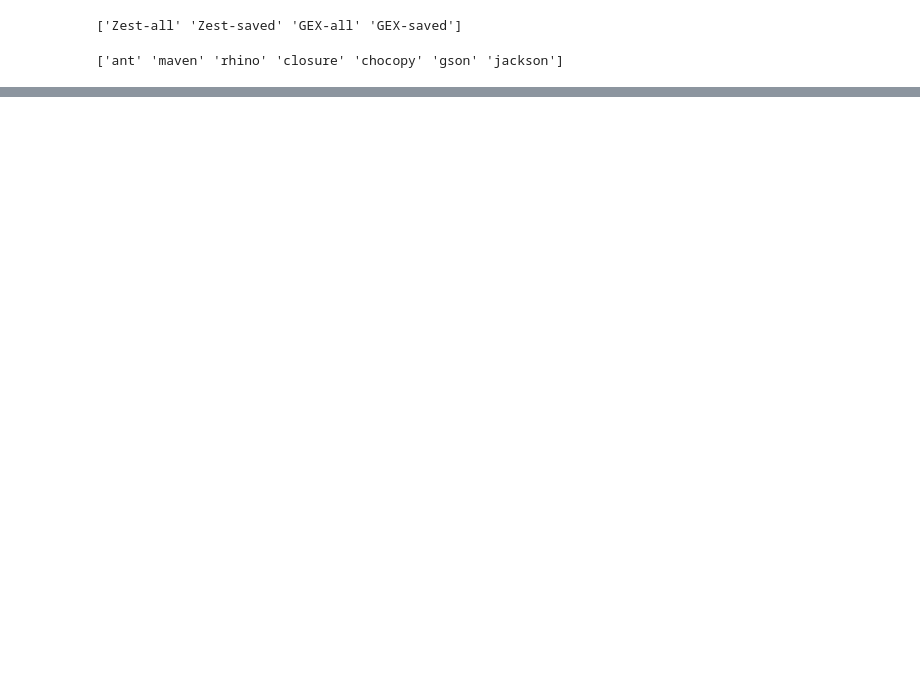
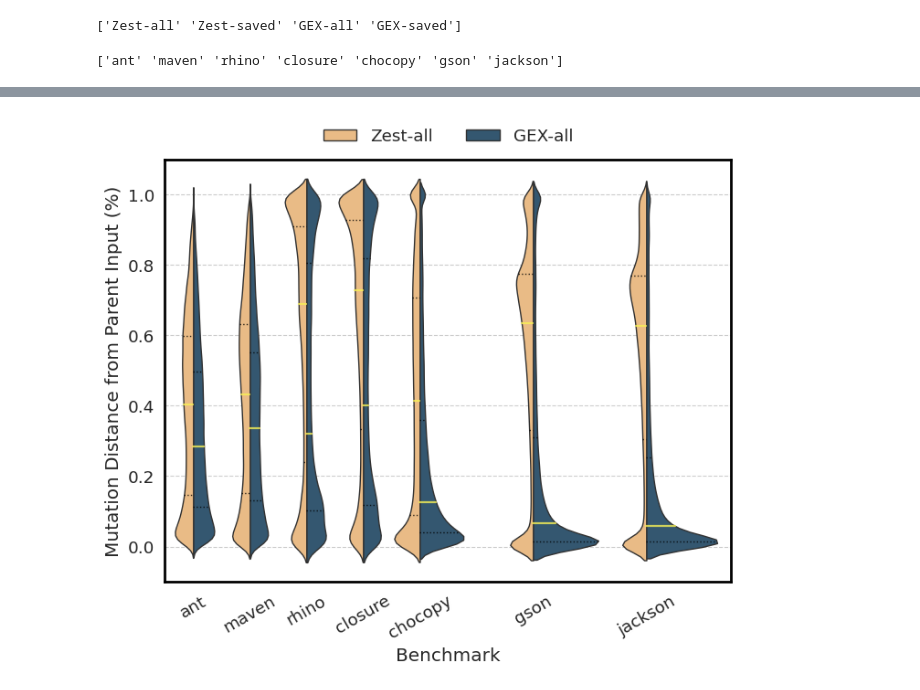
Before and after one commit to aoli-al/JQF-ei, a Jupyter notebook: scripts/experiments/ei/ei-ubc/data_exploration.ipynb, the cells around one changed output, grey strips where cells are left out. Cells and saved outputs as stored; diff of their text form; code cells hidden in the pictures; blank space fills up the shorter version.

```diff
--- a/scripts/experiments/ei/ei-ubc/data_exploration.ipynb
+++ b/scripts/experiments/ei/ei-ubc/data_exploration.ipynb
@@ -138,3 +158,8 @@ violin_plot_for_mutation_distance(all_input_df, experiment_name, 'rq2_zest_vs_ei
+# %%
+x_order = ('ant', 'maven', 'rhino', 'closure', 'chocopy', 'NA1', 'gson', 'NA2', 'jackson', 'NA3')
+violin_plot_for_mutation_distance(non_zero_all_input_df, experiment_name, 'rq2_wo_zero_mutations', x_order=x_order, width=2.5)
+# %% [output]
+[figure, added]
 # %%
 # stats table
 groupby = all_input_df.groupby(['algorithm', 'benchmark_name'], as_index=False)
```
Also changed, not shown: parts of 8 cells of this notebook, 4 other files.
